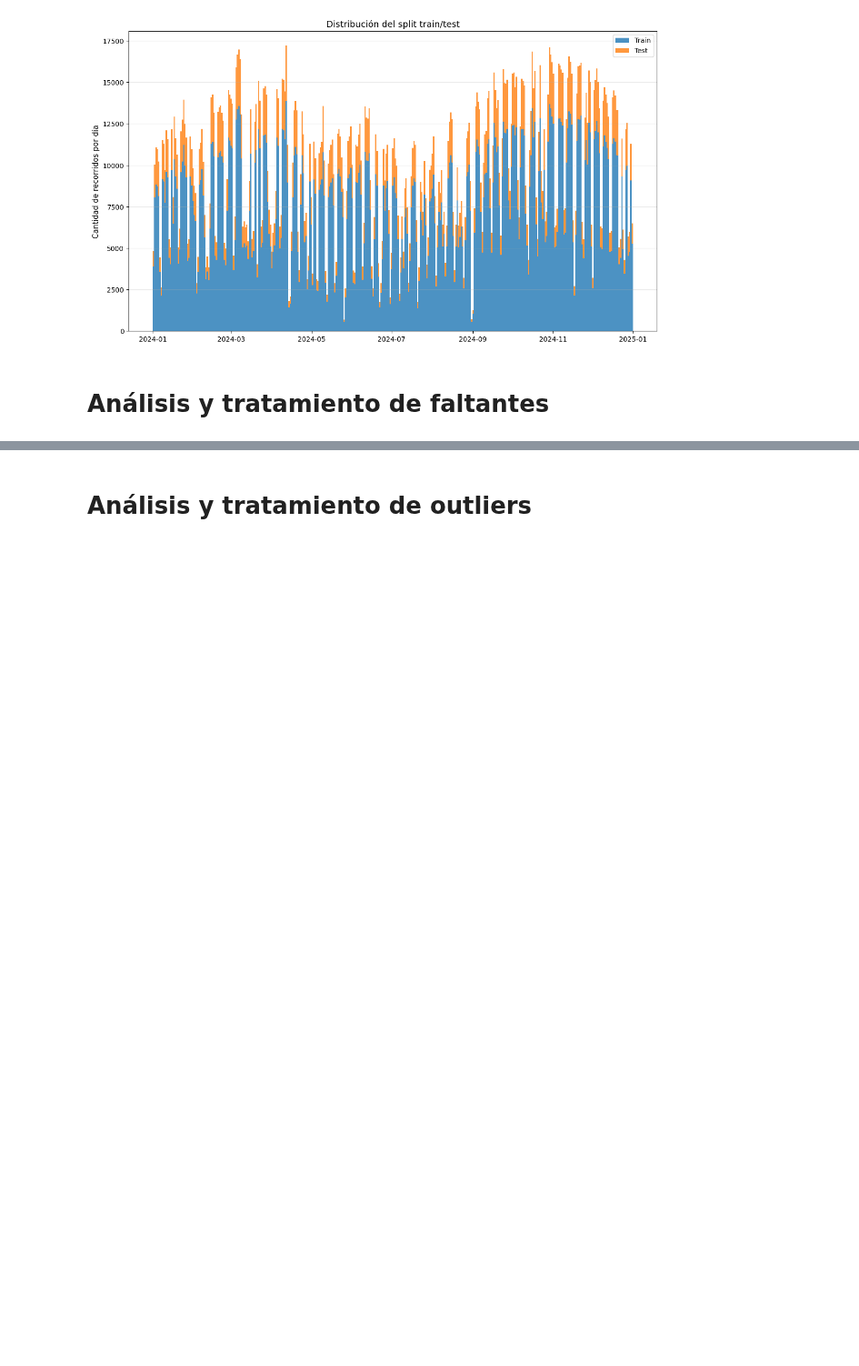
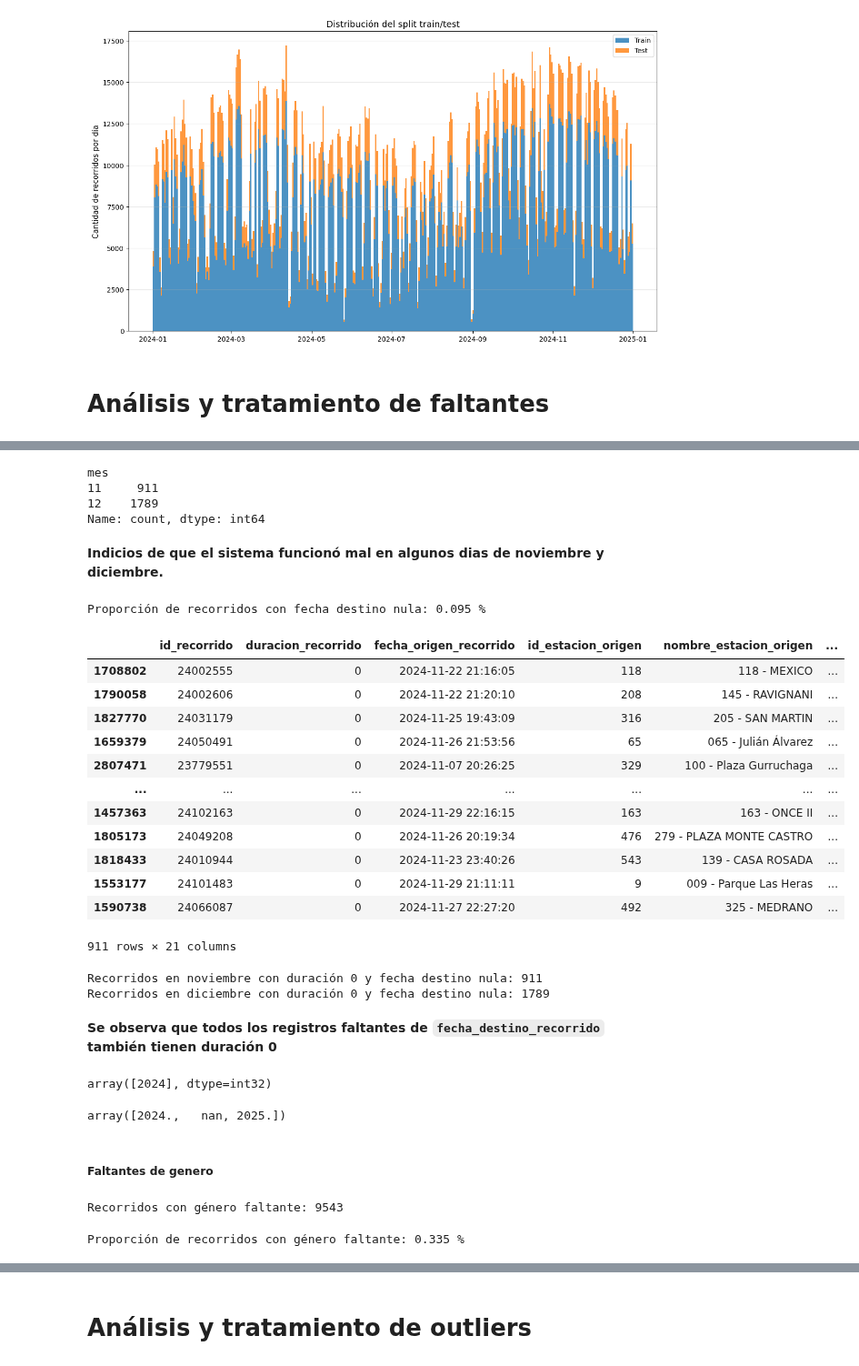
Before and after one commit to ArielMatC/ceia-andd-g2, a Jupyter notebook: data_analysis.ipynb, the cells around one changed output, grey strips where cells are left out. Shown at 91% size. Cells and saved outputs as stored; diff of their text form; code cells hidden in the pictures; blank space fills up the shorter version.

```diff
--- a/data_analysis.ipynb
+++ b/data_analysis.ipynb
@@ -15,6 +15,8 @@ import zipfile
 from sklearn.model_selection import train_test_split
 import scipy.stats as stats
 import folium
+
+pd.set_option('display.max_columns', None)  # Mostrar todas las columnas
 # %% [markdown]
 # Ingesta de los datos
 # %%
@@ -840,0 +983,3 @@ plt.show()
+# %%
+mask_date_na = rides_df_train["fecha_destino_recorrido"].isna()
+rides_df_train[mask_date_na].head(5)
@@ -840,0 +993,65 @@ plt.show()
+# %%
+rides_df_train[mask_date_na]["mes"].value_counts().sort_index()
+# %% [output]
+mes
+11     911
+12    1789
+Name: count, dtype: int64
+# %% [markdown]
+**Indicios de que el sistema funcionó mal en algunos dias de noviembre y diciembre.**
+# %%
+print(f"Proporción de recorridos con fecha destino nula: {mask_date_na.sum() / len(rides_df_train) * 100:.3f} %")
+# %% [output]
+Proporción de recorridos con fecha destino nula: 0.095 %
+# %%
+mask_nov = rides_df_train["mes"] == 11
+mask_dec = rides_df_train["mes"] == 12
+mask_nov_dec = mask_nov | mask_dec
+mask_nov_na = mask_nov & mask_date_na
+mask_dec_na = mask_dec & mask_date_na
+# %%
+rides_df_train[mask_nov_na]
+# %% [output]
+|  | id_recorrido | duracion_recorrido | fecha_origen_recorrido | id_estacion_origen | nombre_estacion_origen | ... |
+| 1708802 | 24002555 | 0 | 2024-11-22 21:16:05 | 118 | 118 - MEXICO | ... |
+| 1790058 | 24002606 | 0 | 2024-11-22 21:20:10 | 208 | 145 - RAVIGNANI | ... |
+| 1827770 | 24031179 | 0 | 2024-11-25 19:43:09 | 316 | 205 - SAN MARTIN | ... |
+| 1659379 | 24050491 | 0 | 2024-11-26 21:53:56 | 65 | 065 - Julián Álvarez | ... |
+| 2807471 | 23779551 | 0 | 2024-11-07 20:26:25 | 329 | 100 - Plaza Gurruchaga | ... |
+| ... | ... | ... | ... | ... | ... | ... |
+| 1457363 | 24102163 | 0 | 2024-11-29 22:16:15 | 163 | 163 - ONCE II | ... |
+| 1805173 | 24049208 | 0 | 2024-11-26 20:19:34 | 476 | 279 - PLAZA MONTE CASTRO | ... |
+| 1818433 | 24010944 | 0 | 2024-11-23 23:40:26 | 543 | 139 - CASA ROSADA | ... |
+| 1553177 | 24101483 | 0 | 2024-11-29 21:11:11 | 9 | 009 - Parque Las Heras | ... |
+| 1590738 | 24066087 | 0 | 2024-11-27 22:27:20 | 492 | 325 - MEDRANO | ... |
+911 rows × 21 columns
+# %%
+mask_duration_zero_and_nov_na = mask_nov_na & mask_duration_zero
+print(f"Recorridos en noviembre con duración 0 y fecha destino nula: {mask_duration_zero_and_nov_na.sum()}")
+
+mask_duration_zero_and_dec_na = mask_dec_na & mask_duration_zero
+print(f"Recorridos en diciembre con duración 0 y fecha destino nula: {mask_duration_zero_and_dec_na.sum()}")
+# %% [output]
+Recorridos en noviembre con duración 0 y fecha destino nula: 911
+Recorridos en diciembre con duración 0 y fecha destino nula: 1789
+# %% [markdown]
+**Se observa que todos los registros faltantes de `fecha_destino_recorrido` también tienen duración 0**
+# %%
+pd.to_datetime(rides_df_train["fecha_origen_recorrido"], errors='coerce').dt.year.unique()  # Check que los años sean datos válidos
+# %% [output]
+array([2024], dtype=int32)
+# %%
+pd.to_datetime(rides_df_train['fecha_destino_recorrido'], errors='coerce').dt.year.unique()  # Check que los años sean datos válidos
+# %% [output]
+array([2024.,   nan, 2025.])
+# %% [markdown]
+##### Faltantes de genero
+# %%
+mask_gen_na = rides_df_train["genero"].isna()
+print(f"Recorridos con género faltante: {mask_gen_na.sum()}")
+# %% [output]
+Recorridos con género faltante: 9543
+# %%
+print(f"Proporción de recorridos con género faltante: {mask_gen_na.sum() / len(rides_df_train) * 100:.3f} %")
+# %% [output]
+Proporción de recorridos con género faltante: 0.335 %
```
Also changed, not shown: parts of 26 cells of this notebook, 2 other files.
